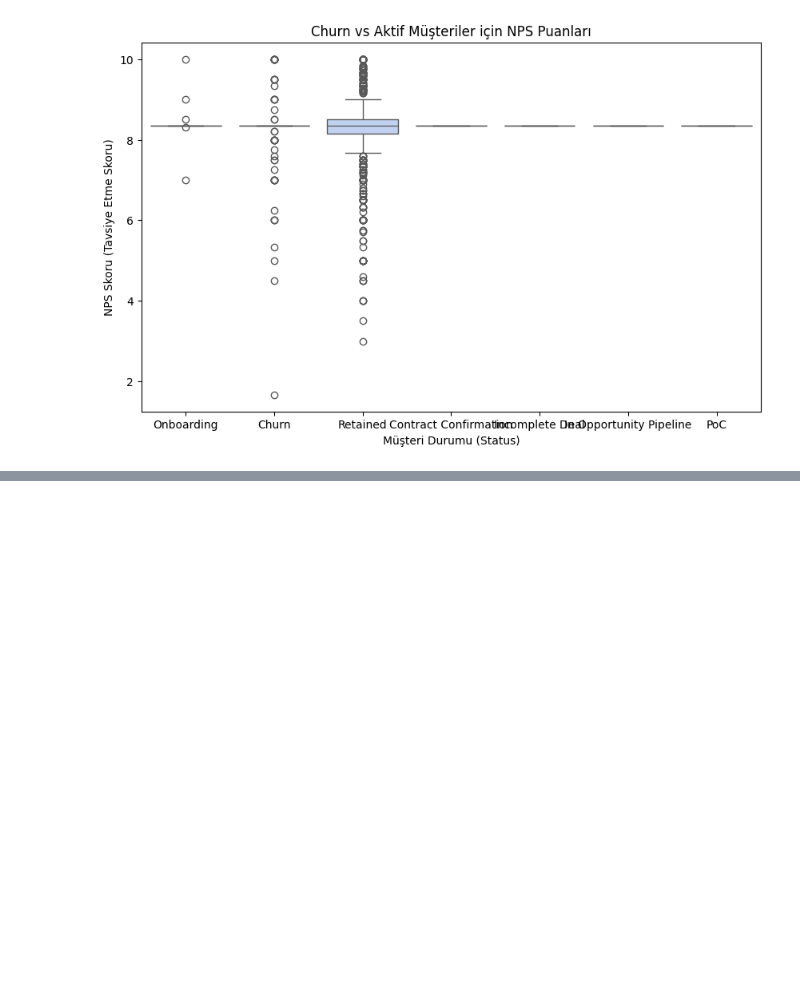
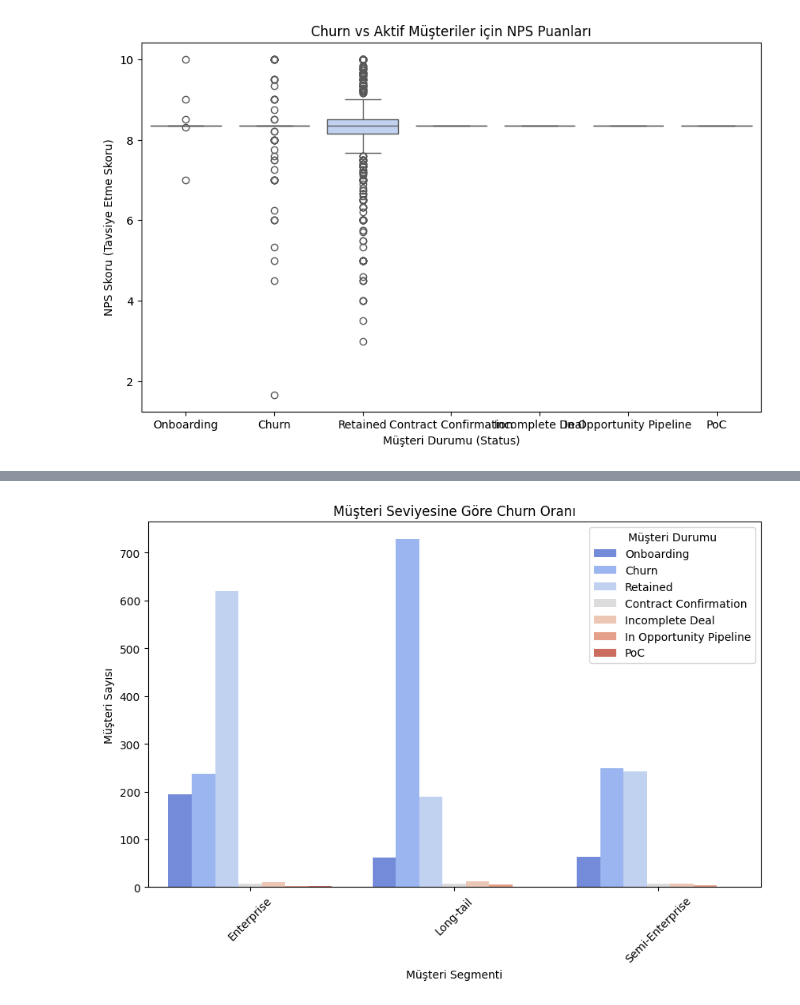
Before and after one commit to yahocan/hacettepeaidatathon2024, a Jupyter notebook: datathon.ipynb, the cells around one changed output, grey strips where cells are left out. Cells and saved outputs as stored; diff of their text form; code cells hidden in the pictures; blank space fills up the shorter version.

```diff
--- a/datathon.ipynb
+++ b/datathon.ipynb
@@ -332,0 +366,11 @@ plt.show()
+# %%
+plt.figure(figsize=(10, 6))
+sns.countplot(x="Customer Level", hue="Status", data=merged_df, palette="coolwarm")
+plt.title("Müşteri Seviyesine Göre Churn Oranı")
+plt.xlabel("Müşteri Segmenti")
+plt.ylabel("Müşteri Sayısı")
+plt.legend(title="Müşteri Durumu")
+plt.xticks(rotation=45)
+plt.show()
+# %% [output]
+[figure, added]
```
Also changed, not shown: parts of 11 cells of this notebook.
